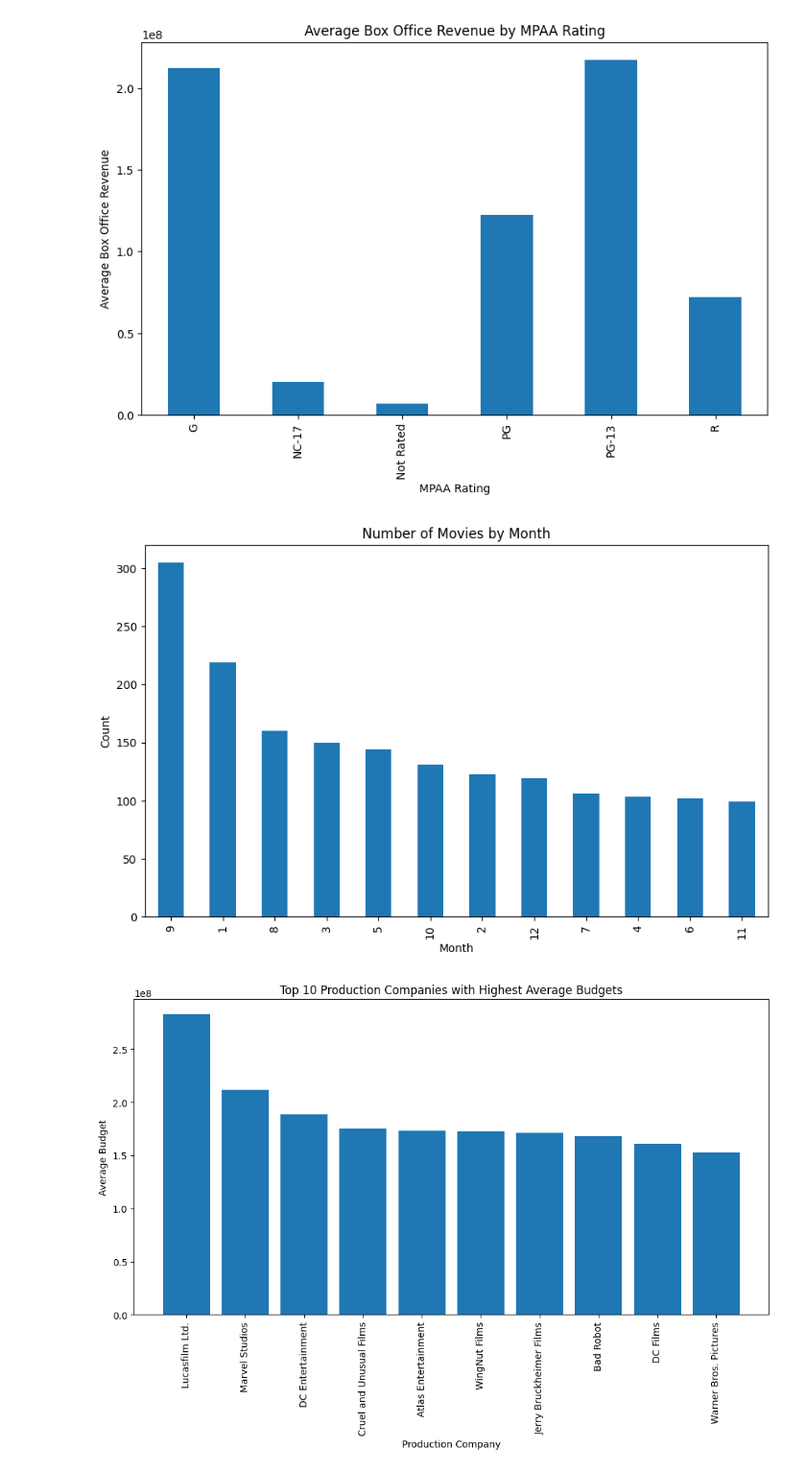
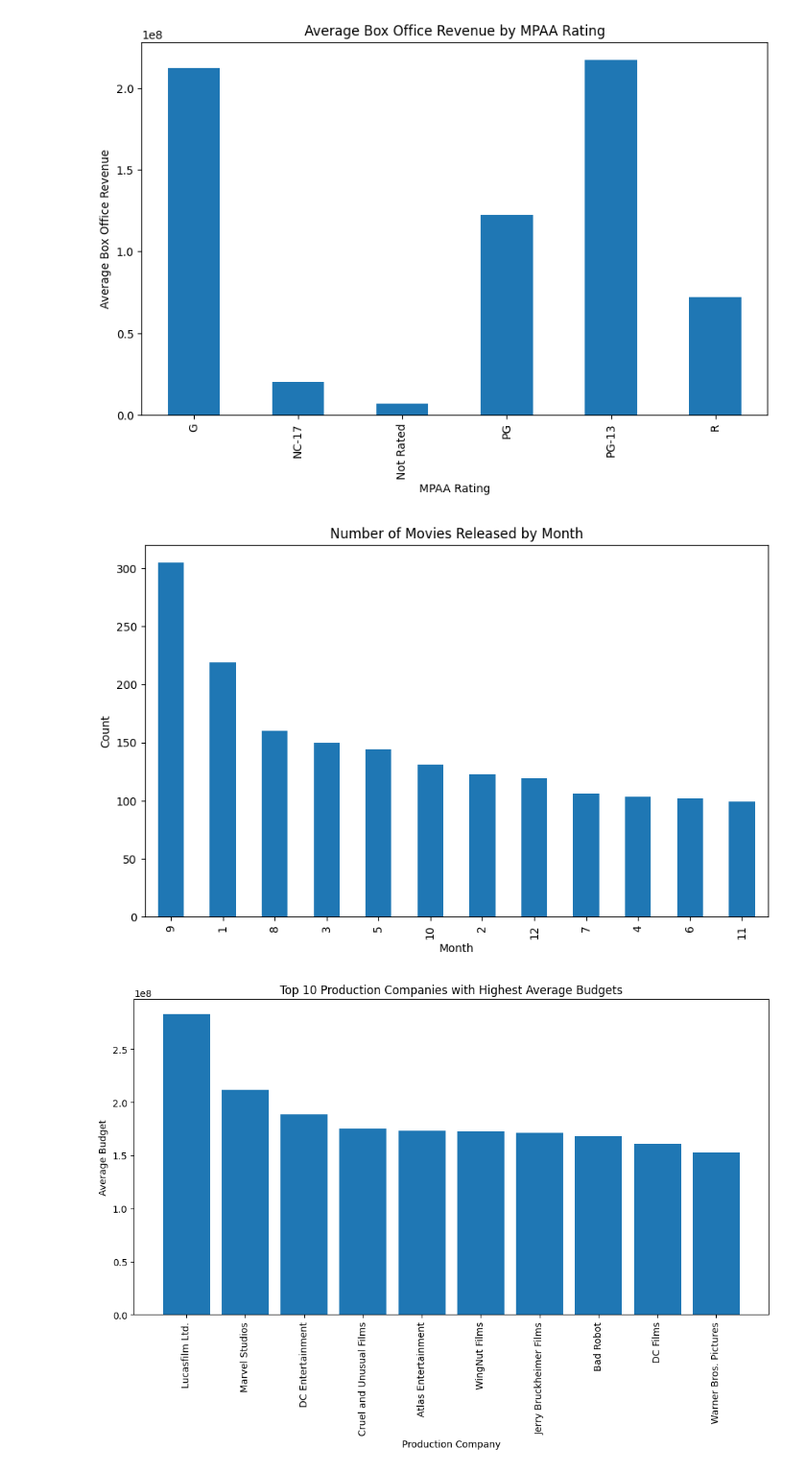
Before and after one commit to tasinms/Movie-Box-Office-Prediction, a Jupyter notebook: DataAnalysis.ipynb, the cells around one changed output. Shown at 96% size. Saved outputs shown, nothing was run; the diff lists cells and outputs as text; code cells hidden in the pictures.

```diff
--- a/DataAnalysis.ipynb
+++ b/DataAnalysis.ipynb
@@ -20,6 +22,9 @@ movies.head()
 | 2 | Youth in Revolt | [Miguel Arteta] | [David Permut] | [Chuy Chávez] | 89 | [Dimension Films] | English | [Gustin Nash] | ... |
 | 3 | The Book of Eli | [The Hughes Brothers] | [Joel Silver, Denzel Washington, ... | [Don Burgess] | 118 | [Warner Bros. Pictures, (North Am... | English | [Gary Whitta] | ... |
 | 4 | The Spy Next Door | [Brian Levant] | [Robert Simonds] | [Dean Cundey] | 94 | [Lionsgate, (United States), Mand... | English | [Jonathan Bernstein, James Greer,... | ... |
+# %%
+# Drop the "Language" column
+movies = movies.drop("Language", axis=1)
 # %%
 cinema = movies.loc[0, 'Cinematography']
 print(cinema[0])
@@ -170,15 +177,15 @@ plt.show()
 # %%
 # Can Help To See Which Months Most Movies Are Released
 monthCounts = movies['Release Month'].value_counts()
 
 plt.figure(figsize=(10, 6))
 monthCounts.plot(kind='bar')
-plt.title('Number of Movies by Month')
+plt.title('Number of Movies Released by Month')
 plt.xlabel('Month')
 plt.ylabel('Count')
 plt.show()
 # %% [output]
-[figure, old version]
+[figure, new version]
 # %%
 # Flatten The List Of Lists
 allCompanies = [company for sublist in movies['Production companies'] for company in sublist]
```
Also changed, not shown: parts of 60 cells of this notebook, 5 other files.
